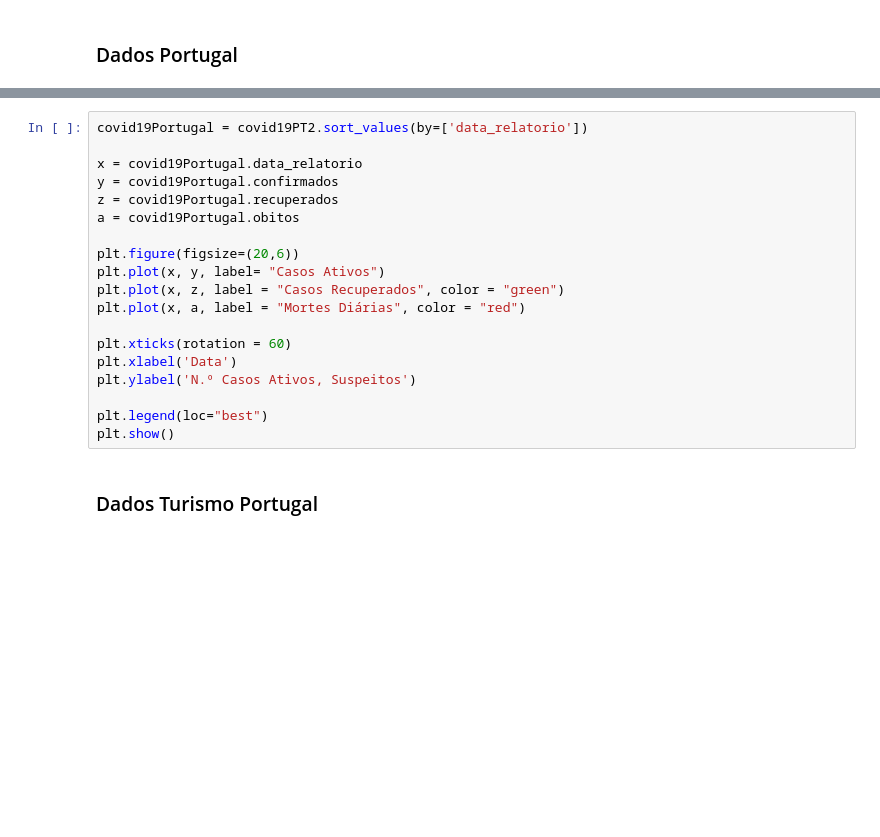
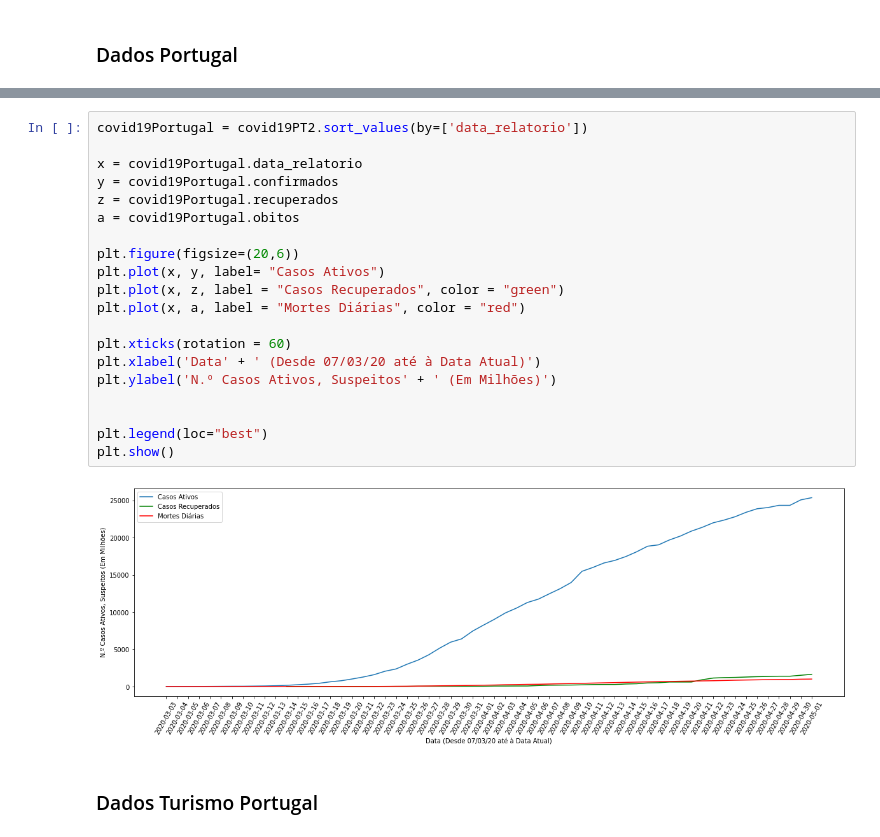
Before and after one commit to diogoesnog/COVID-19, a Jupyter notebook: cartografiaTA.ipynb, the cells around one changed output, grey strips where cells are left out. Cells and saved outputs as stored; diff of their text form; blank space fills up the shorter version.

```diff
--- a/cartografiaTA.ipynb
+++ b/cartografiaTA.ipynb
@@ -222,22 +266,25 @@ plt.ylabel('N.º Novas Mortes Diários')
 # %%
 covid19Portugal = covid19PT2.sort_values(by=['data_relatorio'])
 
 x = covid19Portugal.data_relatorio
 y = covid19Portugal.confirmados
 z = covid19Portugal.recuperados
 a = covid19Portugal.obitos
 
 plt.figure(figsize=(20,6))
 plt.plot(x, y, label= "Casos Ativos")
 plt.plot(x, z, label = "Casos Recuperados", color = "green")
 plt.plot(x, a, label = "Mortes Diárias", color = "red")
 
 plt.xticks(rotation = 60)
-plt.xlabel('Data')
-plt.ylabel('N.º Casos Ativos, Suspeitos')
+plt.xlabel('Data' + ' (Desde 07/03/20 até à Data Atual)')
+plt.ylabel('N.º Casos Ativos, Suspeitos' + ' (Em Milhões)')
+
 
 plt.legend(loc="best")
 plt.show()
+# %% [output]
+[figure, added]
 # %% [markdown]
 ### Dados Turismo Portugal
 # %% [markdown]
```
Also changed, not shown: parts of 27 cells of this notebook, 10 other files.
